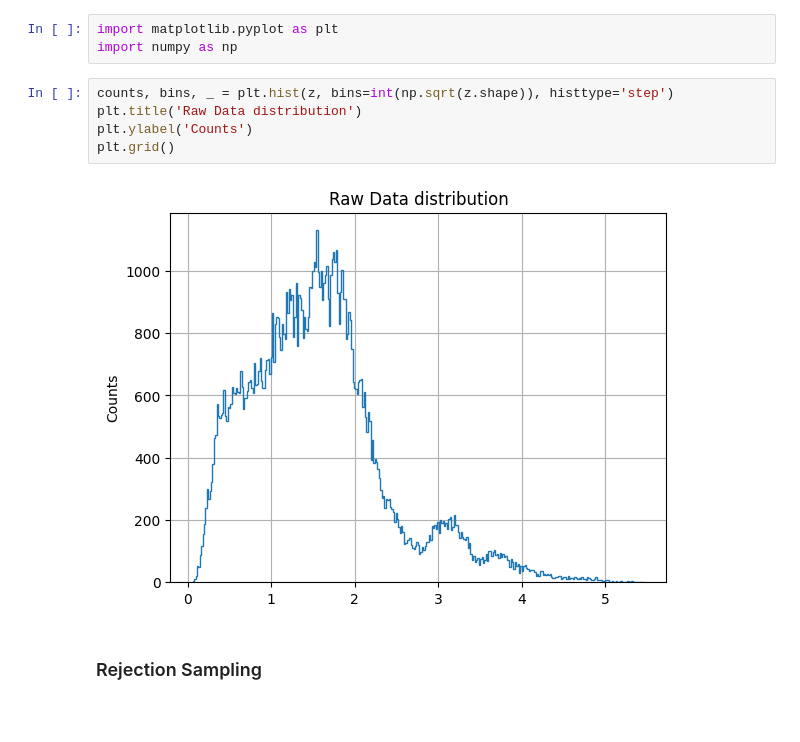
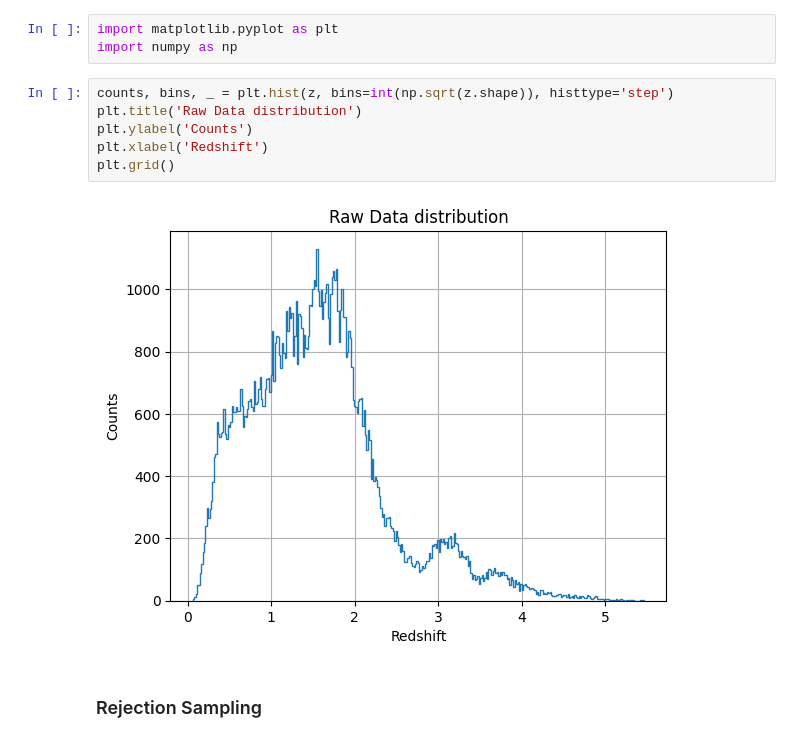
Before and after one commit to Richardforphys/AstroStatistics, a Jupyter notebook: AML/Notebooks/Beforehand/quasars.ipynb, the cells around one changed output. Saved outputs shown, nothing was run; the diff lists cells and outputs as text; blank space fills up the shorter version.

```diff
--- a/AML/Notebooks/Beforehand/quasars.ipynb
+++ b/AML/Notebooks/Beforehand/quasars.ipynb
@@ -17,10 +17,11 @@ import numpy as np
 # %%
 counts, bins, _ = plt.hist(z, bins=int(np.sqrt(z.shape)), histtype='step')
 plt.title('Raw Data distribution')
 plt.ylabel('Counts')
+plt.xlabel('Redshift')
 plt.grid()
 # %% [output]
-[figure, old version]
+[figure, new version]
 # %% [markdown]
 ### Rejection Sampling
 # %%
```
Also changed, not shown: parts of 4 cells of this notebook.
